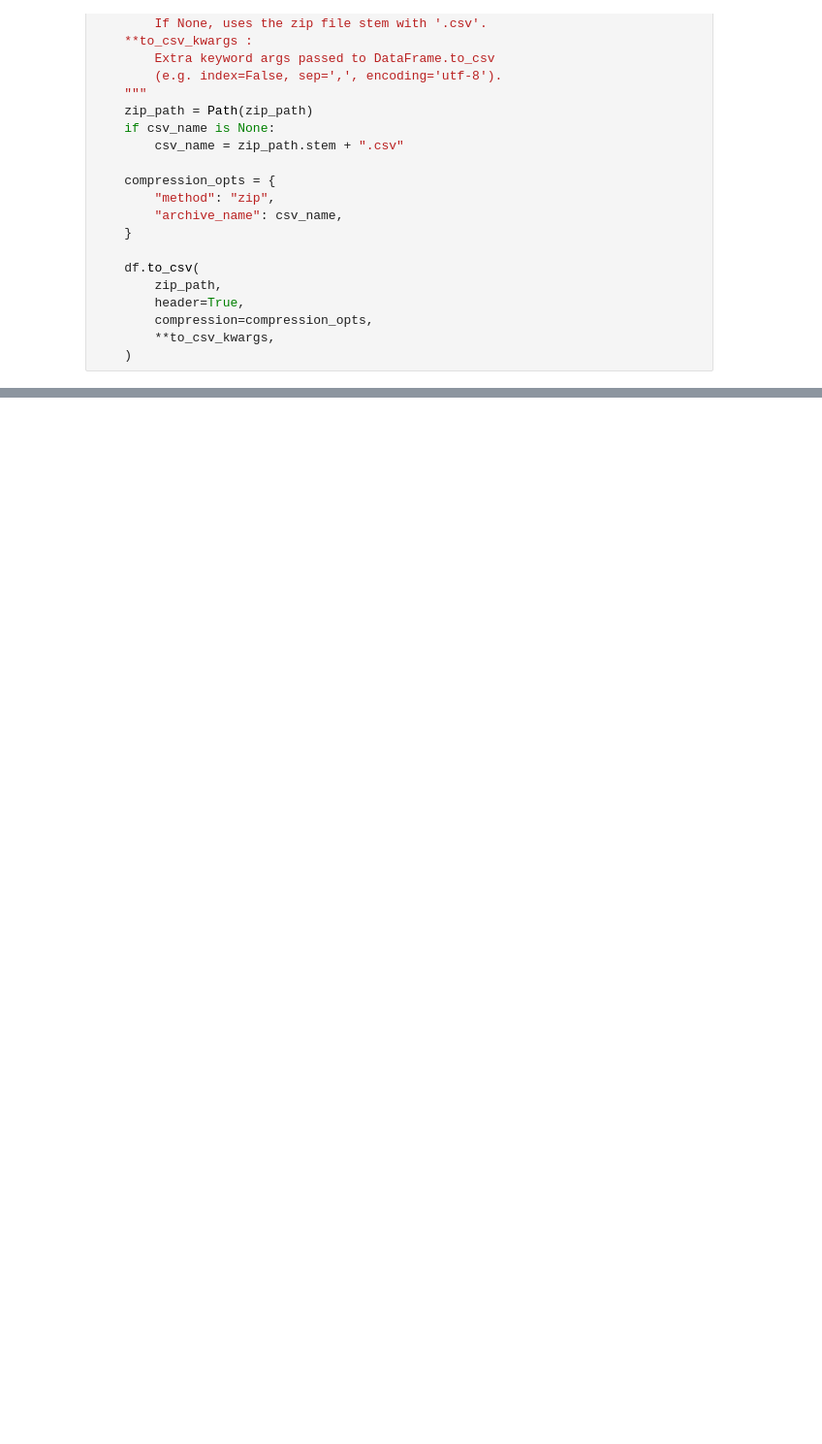
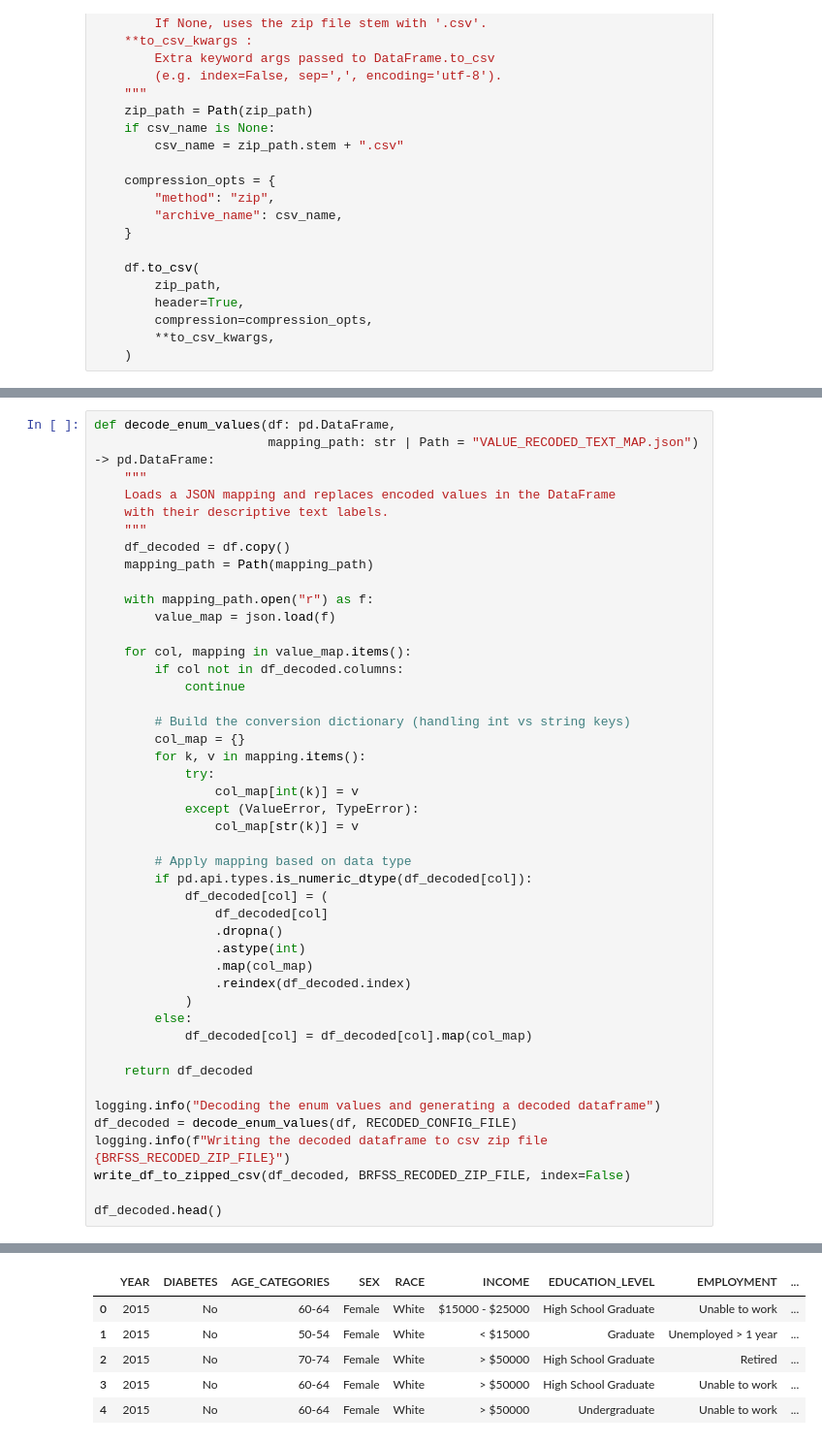
Before and after one commit to cmendonsa/brfss-diabetes-trends, a Jupyter notebook: analysis/2_data_preparation.ipynb, the cells around one changed output, grey strips where cells are left out. Shown at 97% size. Cells and saved outputs as stored; diff of their text form; blank space fills up the shorter version.

```diff
--- a/analysis/2_data_preparation.ipynb
+++ b/analysis/2_data_preparation.ipynb
@@ -334,0 +403,46 @@ decoded_sample.head(n=20)
+# %%
+def decode_enum_values(df: pd.DataFrame,
+                       mapping_path: str | Path = "VALUE_RECODED_TEXT_MAP.json") -> pd.DataFrame:
+    """
+    Loads a JSON mapping and replaces encoded values in the DataFrame
+    with their descriptive text labels.
+    """
+    df_decoded = df.copy()
+    mapping_path = Path(mapping_path)
+
+    with mapping_path.open("r") as f:
+        value_map = json.load(f)
+
+    for col, mapping in value_map.items():
+        if col not in df_decoded.columns:
+            continue
+
+        # Build the conversion dictionary (handling int vs string keys)
+        col_map = {}
+        for k, v in mapping.items():
+            try:
+                col_map[int(k)] = v
+            except (ValueError, TypeError):
+                col_map[str(k)] = v
+
+        # Apply mapping based on data type
+        if pd.api.types.is_numeric_dtype(df_decoded[col]):
+            df_decoded[col] = (
+                df_decoded[col]
+                .dropna()
+                .astype(int)
+                .map(col_map)
+                .reindex(df_decoded.index)
+            )
+        else:
+            df_decoded[col] = df_decoded[col].map(col_map)
+
+    return df_decoded
+
+logging.info("Decoding the enum values and generating a decoded dataframe")
+df_decoded = decode_enum_values(df, RECODED_CONFIG_FILE)
+logging.info(f"Writing the decoded dataframe to csv zip file {BRFSS_RECODED_ZIP_FILE}")
+write_df_to_zipped_csv(df_decoded, BRFSS_RECODED_ZIP_FILE, index=False)
+
+df_decoded.head()
+# %% [output]
@@ -334,0 +451,6 @@ decoded_sample.head(n=20)
+|  | YEAR | DIABETES | AGE_CATEGORIES | SEX | RACE | INCOME | EDUCATION_LEVEL | EMPLOYMENT | ... |
+| 0 | 2015 | No | 60-64 | Female | White | $15000 - $25000 | High School Graduate | Unable to work | ... |
+| 1 | 2015 | No | 50-54 | Female | White | < $15000 | Graduate | Unemployed > 1 year | ... |
+| 2 | 2015 | No | 70-74 | Female | White | > $50000 | High School Graduate | Retired | ... |
+| 3 | 2015 | No | 60-64 | Female | White | > $50000 | High School Graduate | Unable to work | ... |
+| 4 | 2015 | No | 60-64 | Female | White | > $50000 | Undergraduate | Unable to work | ... |
```
Also changed, not shown: parts of 29 cells of this notebook.
